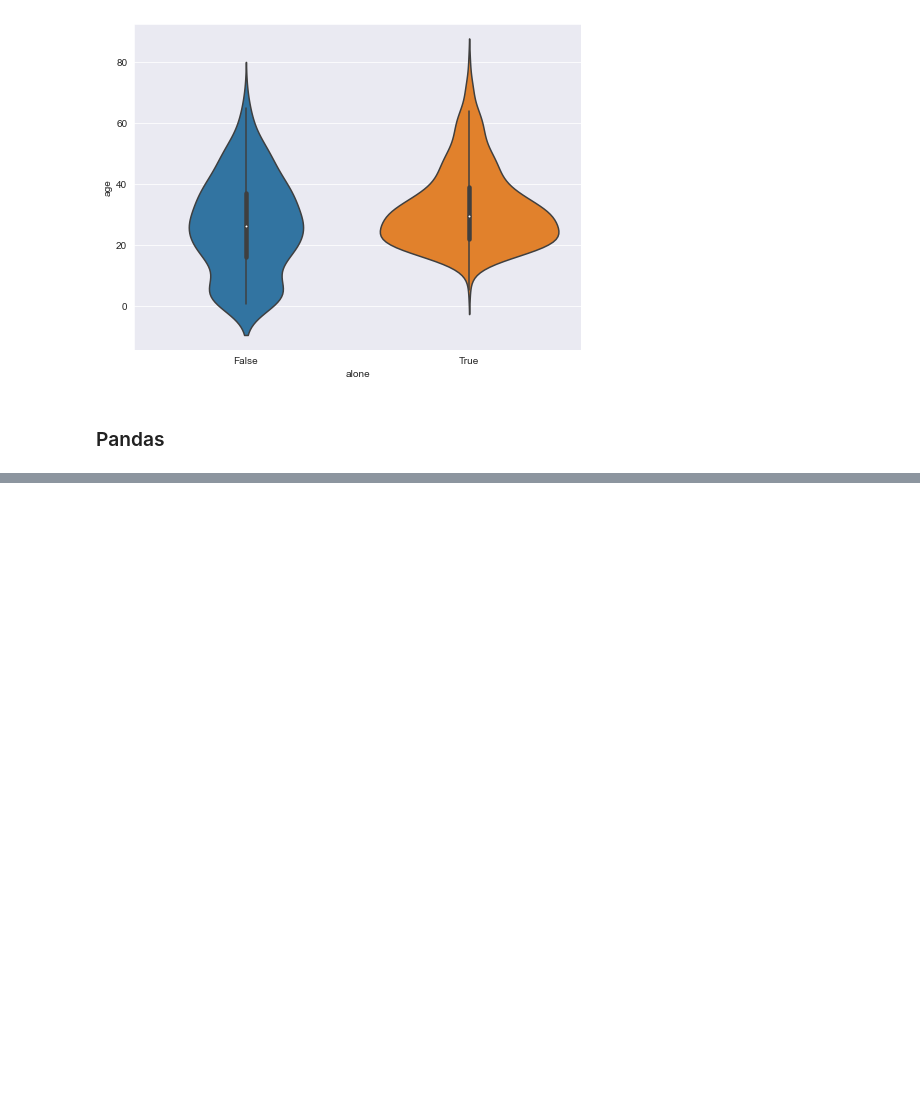
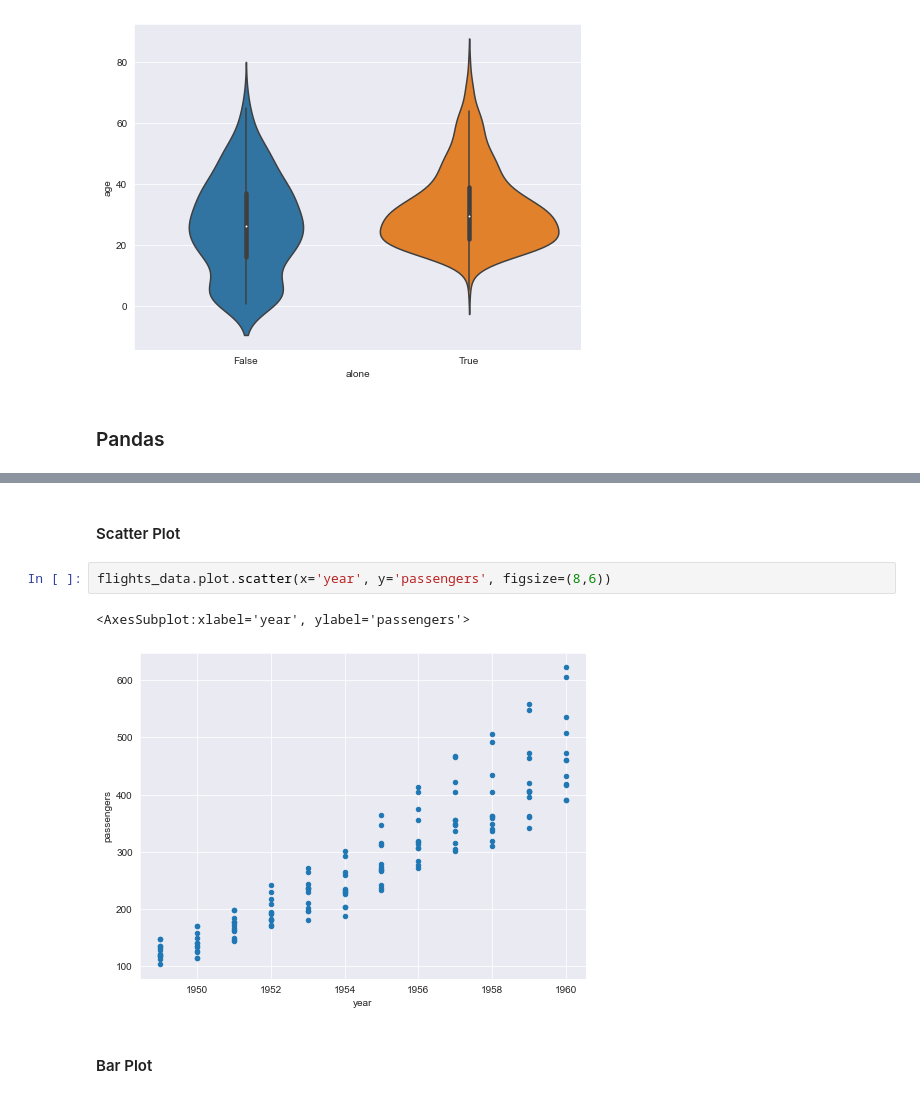
Before and after one commit to LocrianBird/datasets_preps, a Jupyter notebook: Quill.ipynb, the cells around one changed output, grey strips where cells are left out. Drawn from its saved outputs; the diff is of its cells as text; blank space fills up the shorter version.

```diff
--- a/Quill.ipynb
+++ b/Quill.ipynb
@@ -294,0 +330,9 @@ sns.violinplot(x='alone', y='age', data=titanic_data)
+# %% [markdown]
+#### Scatter Plot
+# %%
+flights_data.plot.scatter(x='year', y='passengers', figsize=(8,6))
+# %% [output]
+<AxesSubplot:xlabel='year', ylabel='passengers'>
+[figure, added]
+# %% [markdown]
+#### Bar Plot
```
Also changed, not shown: parts of 12 cells of this notebook.
